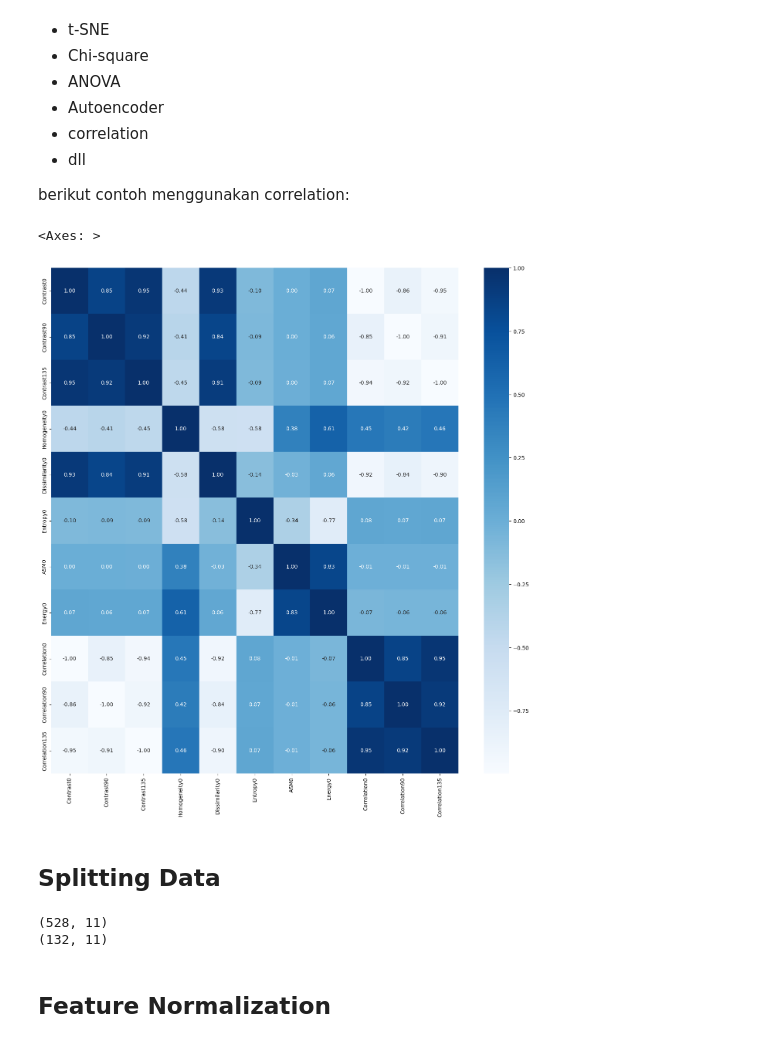
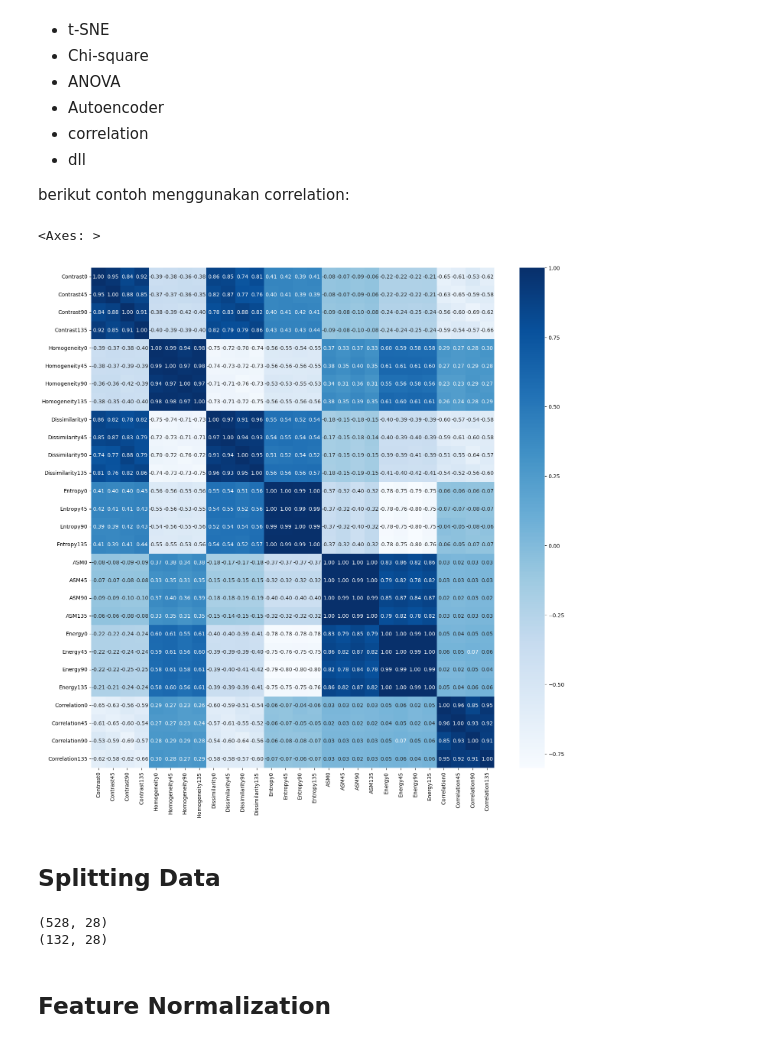
Before and after one commit to F1D02310118/Project-PCD-Klasifikasi-Kanker-Kulit-Jinak-dan-Ganas, a Jupyter notebook: Percobaan_2.ipynb, the cells around one changed output. Saved outputs shown, nothing was run; the diff lists cells and outputs as text; code cells hidden in the pictures.

```diff
--- a/Percobaan_2.ipynb
+++ b/Percobaan_2.ipynb
@@ -107,9 +79,7 @@ def normalize_min_max(image):
 # %%
 def percobaan_2(img):
     img_rsz = resize(img, 256, 256)
-    img_median = median_filter(img_rsz, 3, 3)
-    img_eq = histogram_equalization(img_median)
-    img_norm = normalize_min_max(img_eq)
+    img_norm = normalize_min_max(img_rsz)
 
     return img_norm
 
@@ -123,7 +93,7 @@ for label in unique_labels:
 
     # Buat grid 7x12 (cukup untuk 84 gambar, 7*12 = 84)
     fig, axs = plt.subplots(7, 12, figsize=(18, 10))
-    fig.suptitle(f'Percobaan 2 (Grayscale, Resize, Median, Ekualisasi Histogram, Normalisasi) {label}', fontsize=16)
+    fig.suptitle(f'Percobaan 2 (Grayscale, Resize, Normalisasi) {label}', fontsize=16)
 
     for k in range(84):
         row = k // 12
@@ -282,9 +252,9 @@ dataTable = {'Filename': file_name, 'Label': labels,
         'Correlation0': correlation0, 'Correlation45': correlation45, 'Correlation90': correlation90, 'Correlation135': correlation135,
         }
 df = pd.DataFrame(dataTable)
-df.to_csv('hasil_ekstraksi_1.csv', index=False)
+df.to_csv('hasil_ekstraksi_2.csv', index=False)
 
-hasilEkstrak = pd.read_csv('hasil_ekstraksi_1.csv')
+hasilEkstrak = pd.read_csv('hasil_ekstraksi_2.csv')
 hasilEkstrak
 # %% [output]
 |  | Filename | Label | Contrast0 | Contrast45 | Contrast90 | Contrast135 | Homogeneity0 | Homogeneity45 | ... |
@@ -317,25 +287,25 @@ berikut contoh menggunakan correlation:
 # %%
 # Menghitung korelasi
 correlation = hasilEkstrak.drop(columns=['Label','Filename']).corr()
 
 # Menyaring fitur yang memiliki korelasi absolut lebih dari 0.95 dengan label
-threshold = 0.95 # atur threshold ini untuk menentukan seberapa besar korelasi yang ingin disaring
+threshold = 1 # atur threshold ini untuk menentukan seberapa besar korelasi yang ingin disaring
 selectionFeature = []
 columns = np.full((correlation.shape[0],), True, dtype=bool)
 for i in range(correlation.shape[0]):
 	for j in range(i+1, correlation.shape[0]):
 		if correlation.iloc[i,j] >= threshold:
 			if columns[j]:
 				columns[j] = False
 select = hasilEkstrak.drop(columns=['Label','Filename']).columns[columns]
 x_new = hasilEkstrak[select]
 x_new
 y = hasilEkstrak['Label']
 plt.figure(figsize=(17,17))
 sns.heatmap(x_new.corr(), annot=True, cmap='Blues', fmt=".2f")
 # %% [output]
 <Axes: >
-[figure, old version]
+[figure, new version]
 # %% [markdown]
 ## Splitting Data
 # %%
@@ -346,8 +316,8 @@ X_train, X_test, y_train, y_test = train_test_split(x_new, y, test_size=0.2, ran
 print(X_train.shape)
 print(X_test.shape)
 # %% [output]
-(528, 11)
-(132, 11)
+(528, 28)
+(132, 28)
 # %% [markdown]
 ## Feature Normalization
 # %% [markdown]
```
Also changed, not shown: parts of 7 cells of this notebook, 5 other files.
